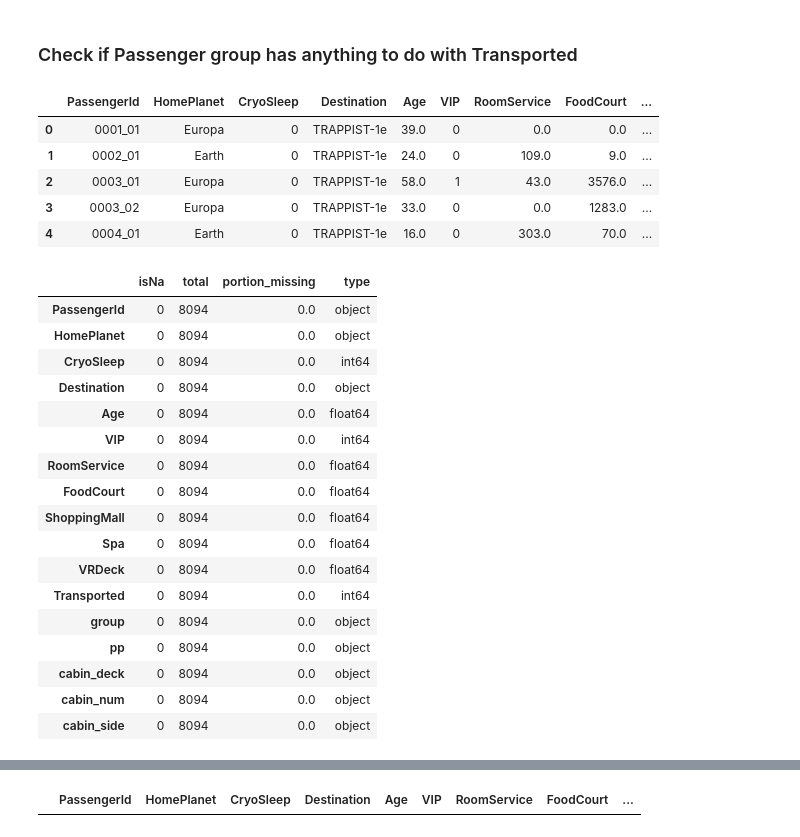
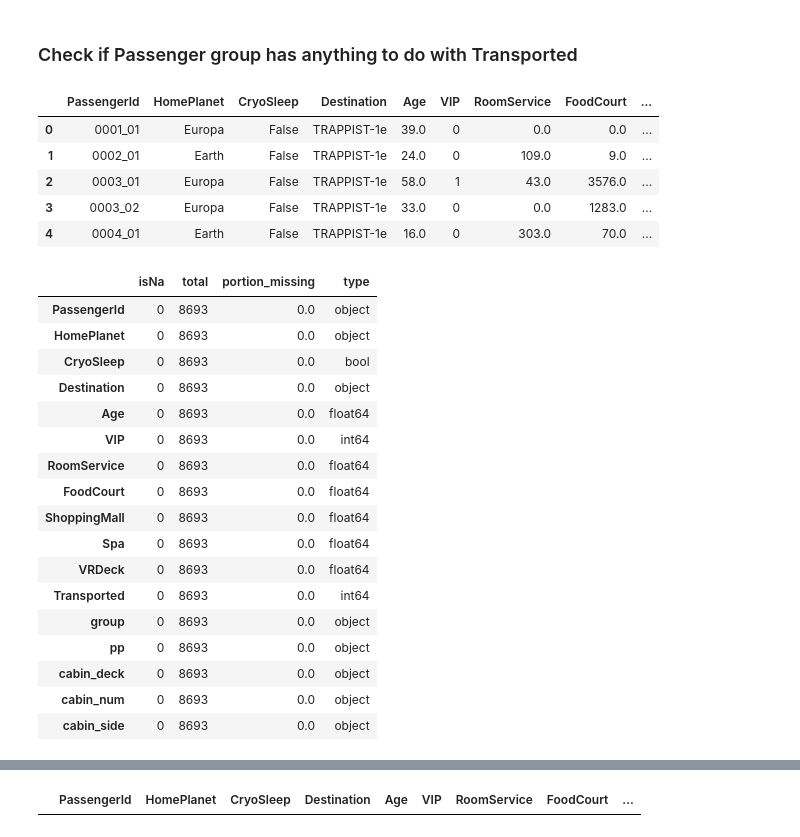
Before and after one commit to anandshende/Kaggle-Submissions, a Jupyter notebook: Spaceship-Titanic using Logistic Regression.ipynb, the cells around one changed output, grey strips where cells are left out. Drawn from its saved outputs; the diff is of its cells as text; code cells hidden in the pictures.

```diff
--- a/Spaceship-Titanic using Logistic Regression.ipynb
+++ b/Spaceship-Titanic using Logistic Regression.ipynb
@@ -62,9 +62,9 @@ Name            8493
 Transported     8693
 dtype: int64
 # %%
-train_df = train_df[~train_df.PassengerId.isnull()]
-train_df = train_df[~train_df.VIP.isnull()]
-train_df = train_df[~train_df.CryoSleep.isnull()]
+# train_df = train_df[~train_df.PassengerId.isnull()]
+# train_df = train_df[~train_df.VIP.isnull()]
+# train_df = train_df[~train_df.CryoSleep.isnull()]
 # %%
-train_df = train_df.dropna(subset=['Cabin'])
-train_df
+# train_df = train_df.dropna(subset=['Cabin'])
+# train_df
@@ -129,9 +115,10 @@ train_df_nonna['FoodCourt'] = train_df.FoodCourt.fillna(train_df.FoodCourt.media
 train_df_nonna['ShoppingMall'] = train_df.ShoppingMall.fillna(train_df.ShoppingMall.median())
 train_df_nonna['Spa'] = train_df.Spa.fillna(train_df.Spa.median())
 train_df_nonna['VRDeck'] = train_df.VRDeck.fillna(train_df.VRDeck.median())
+train_df_nonna['Cabin'] = train_df.Cabin.fillna('X/0/X')
 
-train_df_nonna['CryoSleep'] = train_df['CryoSleep'] * 1
-train_df_nonna['VIP'] = train_df.VIP * 1
+train_df_nonna['CryoSleep'] = train_df_nonna['CryoSleep'] * 1
+train_df_nonna['VIP'] = train_df_nonna.VIP * 1
 train_df_nonna['Transported'] = train_df.Transported.astype(int)
 
 train_df_nonna = train_df_nonna.drop('Name', axis=1)
@@ -170,0 +162,3 @@ get_na_null_counts(train_df_nonna)
+# %%
+train_df_nonna['CryoSleep'] = train_df.CryoSleep.fillna(train_df.CryoSleep.mode()[0])
+get_na_null_counts(train_df_nonna)
@@ -173,49 +182,53 @@ get_na_null_counts(train_df_nonna)
 # %%
 def get_group_and_pid(row):
     split_out = row.PassengerId.split('_')
     row['group'] = split_out[0]
     row['pp'] = split_out[1]
 
-#     print(row.Cabin)
-    split_out = row.Cabin.split('/')
-#     print(split_out)
-    row['cabin_deck'] = split_out[0]
-    row['cabin_num'] = split_out[1]
-    row['cabin_side'] = split_out[2]
+    try:
+    #     print(row.Cabin)
+        split_out = row.Cabin.split('/')
+    #     print(split_out)
+        row['cabin_deck'] = split_out[0]
+        row['cabin_num'] = split_out[1]
+        row['cabin_side'] = split_out[2]
+    except Exception as e:
+        print(row)
+        print(e)
 
     return row
 
 new_train_df = train_df_nonna.apply(get_group_and_pid, axis=1)
 new_train_df = new_train_df.drop('Cabin', axis=1)
 new_train_df.head()
 # %% [output]
 |  | PassengerId | HomePlanet | CryoSleep | Destination | Age | VIP | RoomService | FoodCourt | ... |
-| 0 | 0001_01 | Europa | 0 | TRAPPIST-1e | 39.0 | 0 | 0.0 | 0.0 | ... |
-| 1 | 0002_01 | Earth | 0 | TRAPPIST-1e | 24.0 | 0 | 109.0 | 9.0 | ... |
-| 2 | 0003_01 | Europa | 0 | TRAPPIST-1e | 58.0 | 1 | 43.0 | 3576.0 | ... |
-| 3 | 0003_02 | Europa | 0 | TRAPPIST-1e | 33.0 | 0 | 0.0 | 1283.0 | ... |
-| 4 | 0004_01 | Earth | 0 | TRAPPIST-1e | 16.0 | 0 | 303.0 | 70.0 | ... |
+| 0 | 0001_01 | Europa | False | TRAPPIST-1e | 39.0 | 0 | 0.0 | 0.0 | ... |
+| 1 | 0002_01 | Earth | False | TRAPPIST-1e | 24.0 | 0 | 109.0 | 9.0 | ... |
+| 2 | 0003_01 | Europa | False | TRAPPIST-1e | 58.0 | 1 | 43.0 | 3576.0 | ... |
+| 3 | 0003_02 | Europa | False | TRAPPIST-1e | 33.0 | 0 | 0.0 | 1283.0 | ... |
+| 4 | 0004_01 | Earth | False | TRAPPIST-1e | 16.0 | 0 | 303.0 | 70.0 | ... |
 # %%
 get_na_null_counts(new_train_df)
 # %% [output]
 |  | isNa | total | portion_missing | type |
-| PassengerId | 0 | 8094 | 0.0 | object |
-| HomePlanet | 0 | 8094 | 0.0 | object |
-| CryoSleep | 0 | 8094 | 0.0 | int64 |
-| Destination | 0 | 8094 | 0.0 | object |
-| Age | 0 | 8094 | 0.0 | float64 |
-| VIP | 0 | 8094 | 0.0 | int64 |
-| RoomService | 0 | 8094 | 0.0 | float64 |
-| FoodCourt | 0 | 8094 | 0.0 | float64 |
-| ShoppingMall | 0 | 8094 | 0.0 | float64 |
-| Spa | 0 | 8094 | 0.0 | float64 |
-| VRDeck | 0 | 8094 | 0.0 | float64 |
-| Transported | 0 | 8094 | 0.0 | int64 |
-| group | 0 | 8094 | 0.0 | object |
-| pp | 0 | 8094 | 0.0 | object |
-| cabin_deck | 0 | 8094 | 0.0 | object |
-| cabin_num | 0 | 8094 | 0.0 | object |
-| cabin_side | 0 | 8094 | 0.0 | object |
+| PassengerId | 0 | 8693 | 0.0 | object |
+| HomePlanet | 0 | 8693 | 0.0 | object |
+| CryoSleep | 0 | 8693 | 0.0 | bool |
+| Destination | 0 | 8693 | 0.0 | object |
+| Age | 0 | 8693 | 0.0 | float64 |
+| VIP | 0 | 8693 | 0.0 | int64 |
+| RoomService | 0 | 8693 | 0.0 | float64 |
+| FoodCourt | 0 | 8693 | 0.0 | float64 |
+| ShoppingMall | 0 | 8693 | 0.0 | float64 |
+| Spa | 0 | 8693 | 0.0 | float64 |
+| VRDeck | 0 | 8693 | 0.0 | float64 |
+| Transported | 0 | 8693 | 0.0 | int64 |
+| group | 0 | 8693 | 0.0 | object |
+| pp | 0 | 8693 | 0.0 | object |
+| cabin_deck | 0 | 8693 | 0.0 | object |
+| cabin_num | 0 | 8693 | 0.0 | object |
+| cabin_side | 0 | 8693 | 0.0 | object |
 # %%
 get_null_counts(new_train_df)
 # %% [output]
```
Also changed, not shown: parts of 44 cells of this notebook.
